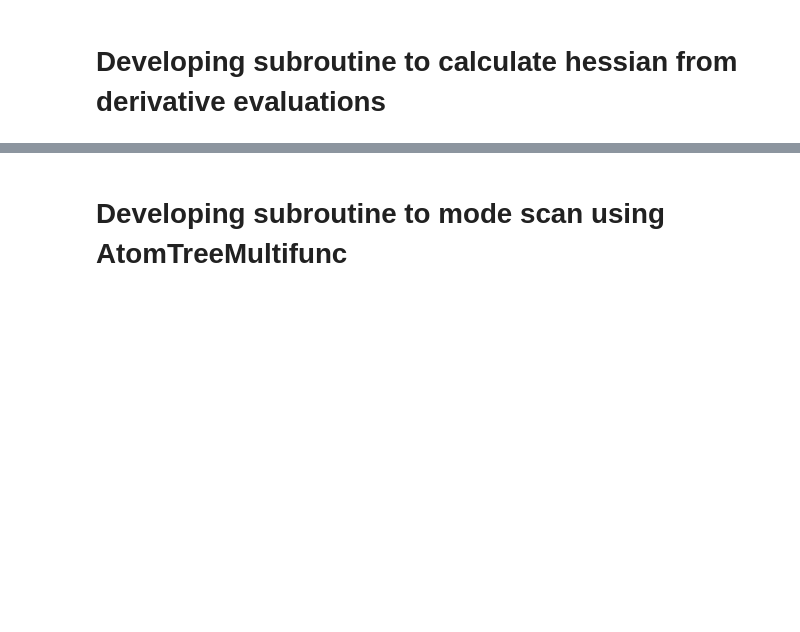
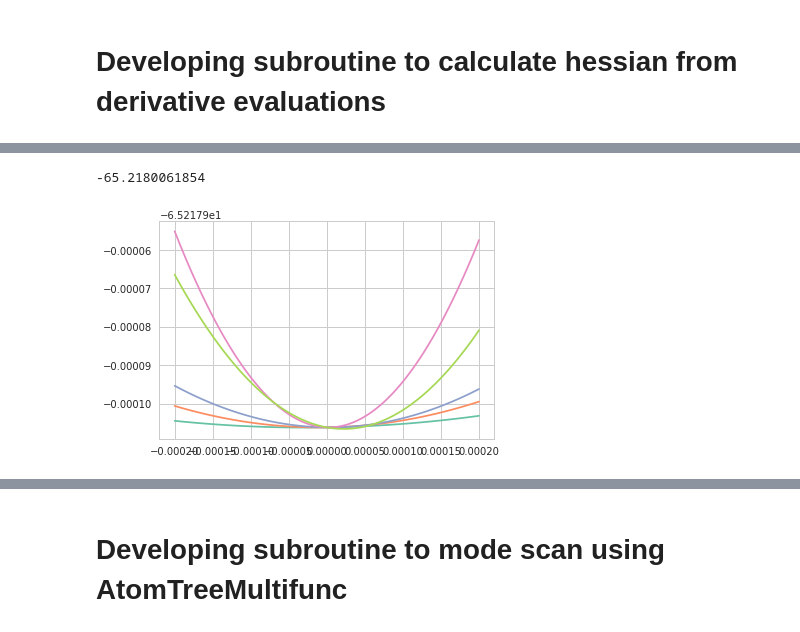
Before and after one commit to maa805/mining-minima, a Jupyter notebook: MiningMinima/scratch/new_min_and_hess_devel.ipynb, the cells around one changed output, grey strips where cells are left out. Cells and saved outputs as stored; diff of their text form; code cells hidden in the pictures; blank space fills up the shorter version.

```diff
--- a/MiningMinima/scratch/new_min_and_hess_devel.ipynb
+++ b/MiningMinima/scratch/new_min_and_hess_devel.ipynb
@@ -144,0 +228,13 @@ for _ in range(10):
+# %%
+def min_func(dofs, multifunc):
+    dofs = Vector1(list(dofs))
+    dE_dtheta = Vector1(list(dofs))
+    energy = multifunc(dofs)
+    return energy
+
+def fprime(dofs, multifunc):
+    dofs = Vector1(list(dofs))
+    dE_dtheta = Vector1(list(dofs))
+    multifunc.dfunc(dofs, dE_dtheta)
+    dE_dtheta = np.array(dE_dtheta)
+    return dE_dtheta*1.0e5
@@ -144,0 +249,2 @@ for _ in range(10):
+# %%
+result = minimize(min_func, x0=np.array(min_dofs), args=(multifunc,), jac=fprime, method='L-BFGS-B', tol=1e-16,)
@@ -144,0 +264,2 @@ for _ in range(10):
+# %%
+result = minimize(min_func, x0=np.array(result.x), args=(multifunc,), method='Nelder-Mead', options={'maxfev': 100000}, tol=1.5e-8)
@@ -145,3 +279,21 @@ for _ in range(10):
+# %%
+min_dofs = Vector1(list(result.x))
+# %%
+print multifunc(min_dofs)
+# %% [output]
+-65.2180061854
+# %%
+h = np.linspace(-2e-4,2e-4,101)
+dh = h[1]-h[0]
+out = np.zeros_like(h)
+for jj in range(0,5):
+    for ii, hh in enumerate(h):
+        new_dofs = np.array(min_dofs)
+        new_dofs[jj] += hh*180./np.pi
+        out[ii] =  multifunc(Vector1(list(new_dofs)))
+    plt.plot(h, out)
+# %% [output]
+[figure, added]
 # %%
 min_map.copy_dofs_to_pose(pose, Vector1(list(min_dofs)))
 # %%
```
Also changed, not shown: parts of 56 cells of this notebook.
